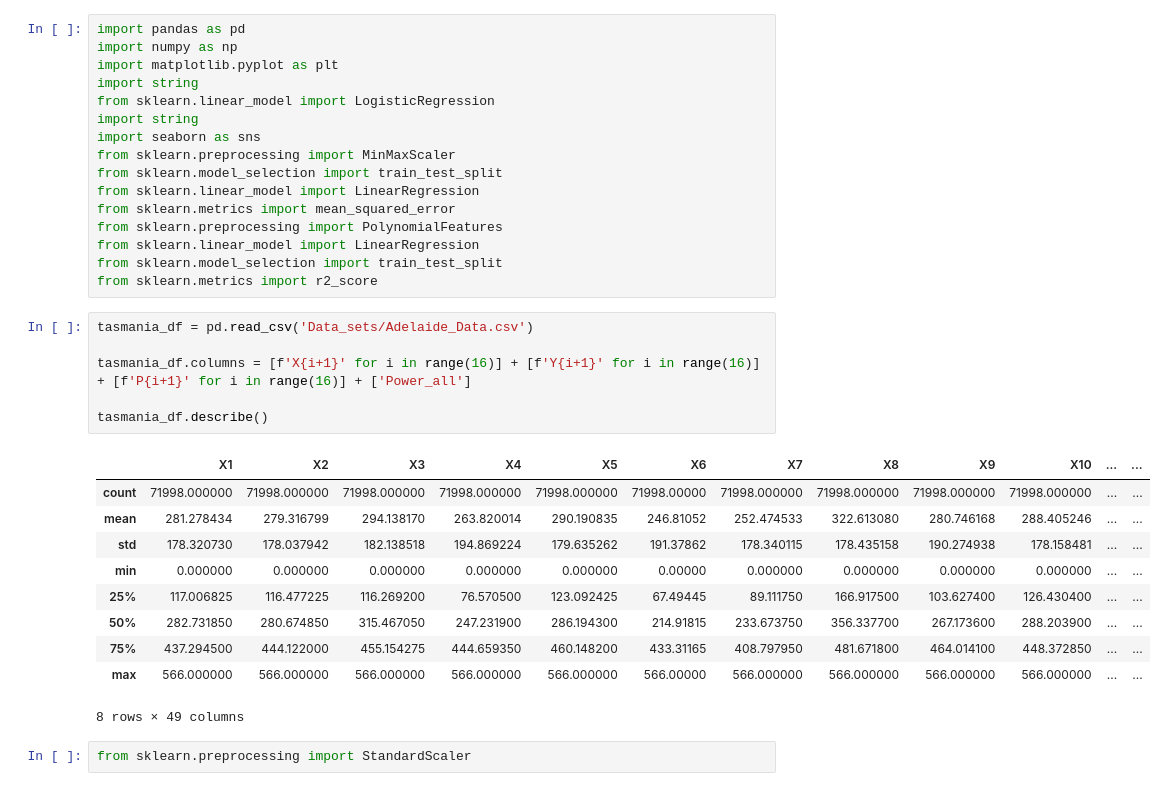
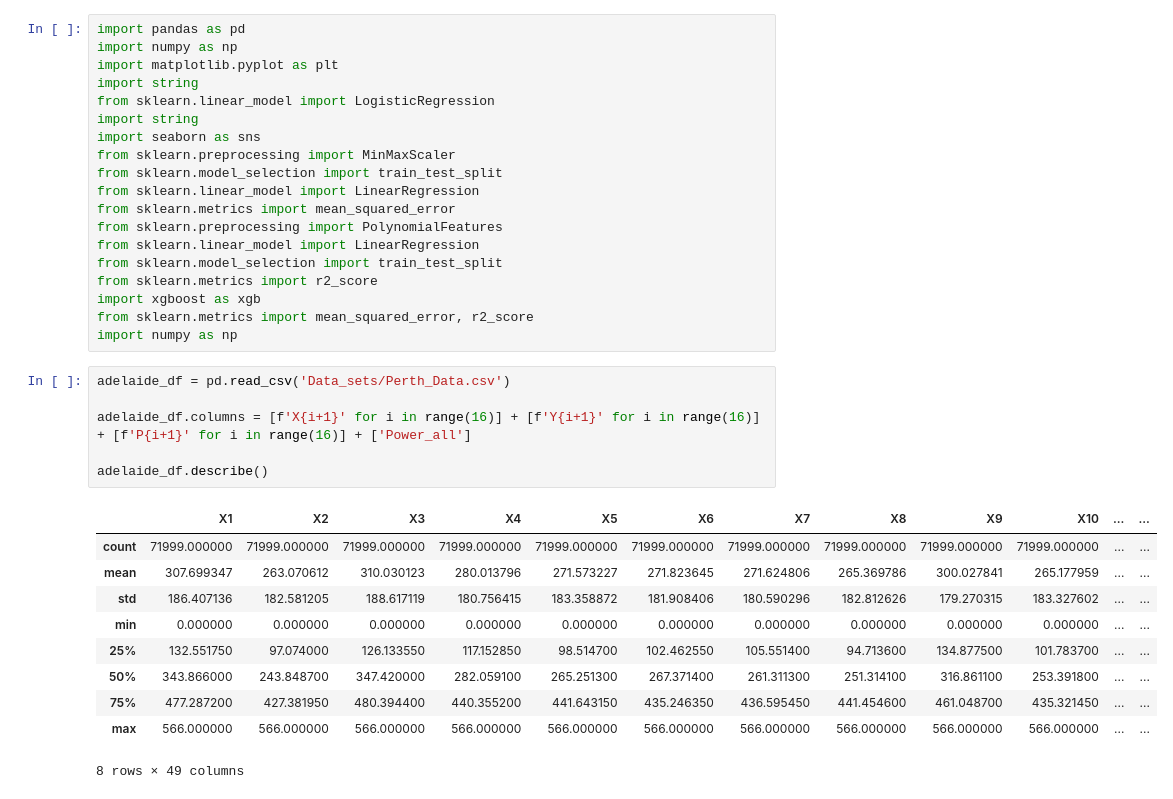
Before and after one commit to Ciaptok/Wave-Energy-Converters-Dataset-Analyze, a Jupyter notebook: notebooks/Adelaide.ipynb, the cells around one changed output. Cells and saved outputs as stored; diff of their text form.

```diff
--- a/notebooks/Adelaide.ipynb
+++ b/notebooks/Adelaide.ipynb
@@ -14,22 +14,23 @@ from sklearn.preprocessing import PolynomialFeatures
 from sklearn.linear_model import LinearRegression
 from sklearn.model_selection import train_test_split
 from sklearn.metrics import r2_score
+import xgboost as xgb
+from sklearn.metrics import mean_squared_error, r2_score
+import numpy as np
 # %%
-tasmania_df = pd.read_csv('Data_sets/Adelaide_Data.csv')
+adelaide_df = pd.read_csv('Data_sets/Perth_Data.csv')
 
-tasmania_df.columns = [f'X{i+1}' for i in range(16)] + [f'Y{i+1}' for i in range(16)] + [f'P{i+1}' for i in range(16)] + ['Power_all']
+adelaide_df.columns = [f'X{i+1}' for i in range(16)] + [f'Y{i+1}' for i in range(16)] + [f'P{i+1}' for i in range(16)] + ['Power_all']
 
-tasmania_df.describe()
+adelaide_df.describe()
 # %% [output]
 |  | X1 | X2 | X3 | X4 | X5 | X6 | X7 | X8 | X9 | X10 | ... | ... |
-| count | 71998.000000 | 71998.000000 | 71998.000000 | 71998.000000 | 71998.000000 | 71998.00000 | 71998.000000 | 71998.000000 | 71998.000000 | 71998.000000 | ... | ... |
-| mean | 281.278434 | 279.316799 | 294.138170 | 263.820014 | 290.190835 | 246.81052 | 252.474533 | 322.613080 | 280.746168 | 288.405246 | ... | ... |
-| std | 178.320730 | 178.037942 | 182.138518 | 194.869224 | 179.635262 | 191.37862 | 178.340115 | 178.435158 | 190.274938 | 178.158481 | ... | ... |
-| min | 0.000000 | 0.000000 | 0.000000 | 0.000000 | 0.000000 | 0.00000 | 0.000000 | 0.000000 | 0.000000 | 0.000000 | ... | ... |
-| 25% | 117.006825 | 116.477225 | 116.269200 | 76.570500 | 123.092425 | 67.49445 | 89.111750 | 166.917500 | 103.627400 | 126.430400 | ... | ... |
-| 50% | 282.731850 | 280.674850 | 315.467050 | 247.231900 | 286.194300 | 214.91815 | 233.673750 | 356.337700 | 267.173600 | 288.203900 | ... | ... |
-| 75% | 437.294500 | 444.122000 | 455.154275 | 444.659350 | 460.148200 | 433.31165 | 408.797950 | 481.671800 | 464.014100 | 448.372850 | ... | ... |
-| max | 566.000000 | 566.000000 | 566.000000 | 566.000000 | 566.000000 | 566.00000 | 566.000000 | 566.000000 | 566.000000 | 566.000000 | ... | ... |
+| count | 71999.000000 | 71999.000000 | 71999.000000 | 71999.000000 | 71999.000000 | 71999.000000 | 71999.000000 | 71999.000000 | 71999.000000 | 71999.000000 | ... | ... |
+| mean | 307.699347 | 263.070612 | 310.030123 | 280.013796 | 271.573227 | 271.823645 | 271.624806 | 265.369786 | 300.027841 | 265.177959 | ... | ... |
+| std | 186.407136 | 182.581205 | 188.617119 | 180.756415 | 183.358872 | 181.908406 | 180.590296 | 182.812626 | 179.270315 | 183.327602 | ... | ... |
+| min | 0.000000 | 0.000000 | 0.000000 | 0.000000 | 0.000000 | 0.000000 | 0.000000 | 0.000000 | 0.000000 | 0.000000 | ... | ... |
+| 25% | 132.551750 | 97.074000 | 126.133550 | 117.152850 | 98.514700 | 102.462550 | 105.551400 | 94.713600 | 134.877500 | 101.783700 | ... | ... |
+| 50% | 343.866000 | 243.848700 | 347.420000 | 282.059100 | 265.251300 | 267.371400 | 261.311300 | 251.314100 | 316.861100 | 253.391800 | ... | ... |
+| 75% | 477.287200 | 427.381950 | 480.394400 | 440.355200 | 441.643150 | 435.246350 | 436.595450 | 441.454600 | 461.048700 | 435.321450 | ... | ... |
+| max | 566.000000 | 566.000000 | 566.000000 | 566.000000 | 566.000000 | 566.000000 | 566.000000 | 566.000000 | 566.000000 | 566.000000 | ... | ... |
 8 rows × 49 columns
-# %%
-from sklearn.preprocessing import StandardScaler
```
Also changed, not shown: parts of 10 cells of this notebook, 2 other files.
